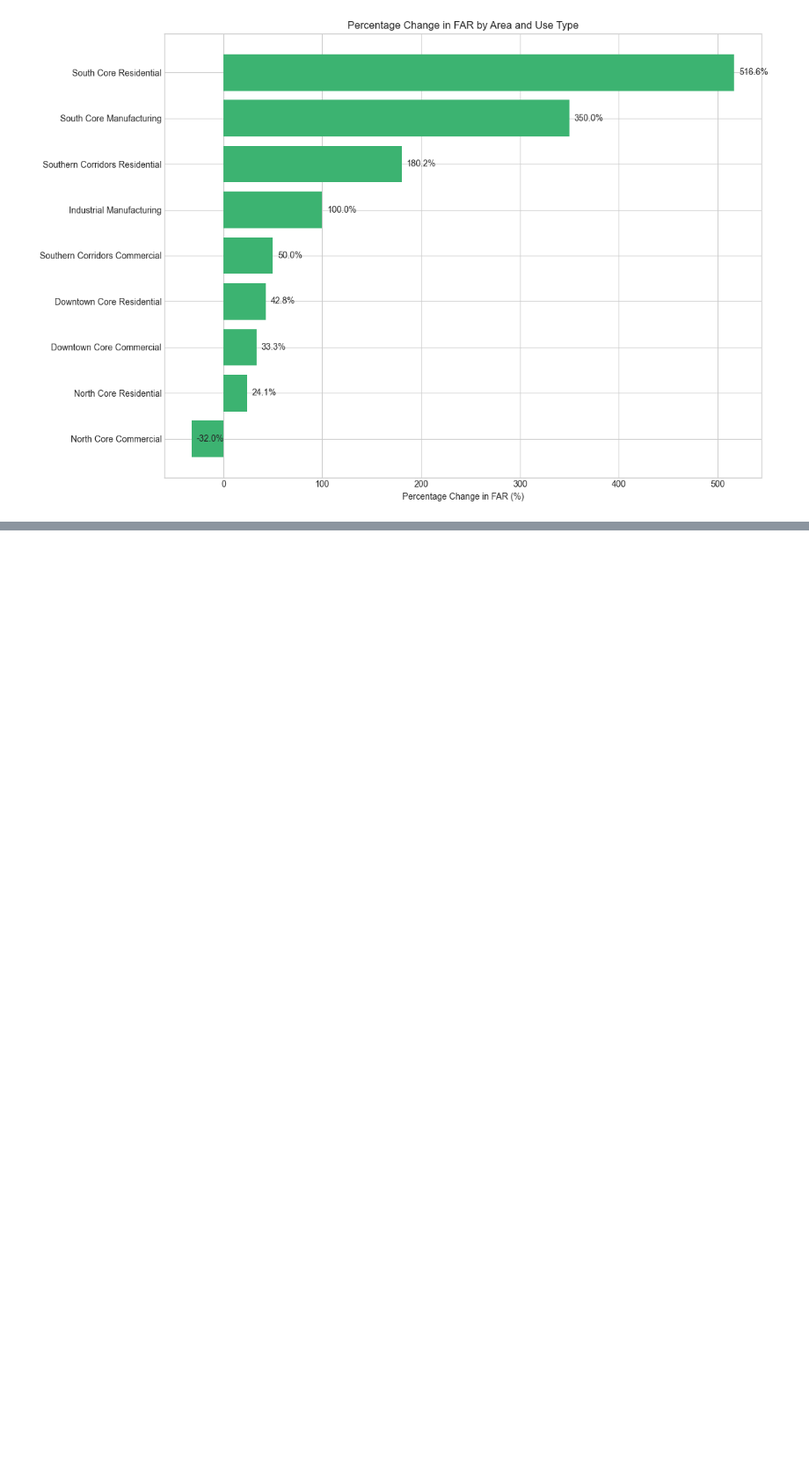
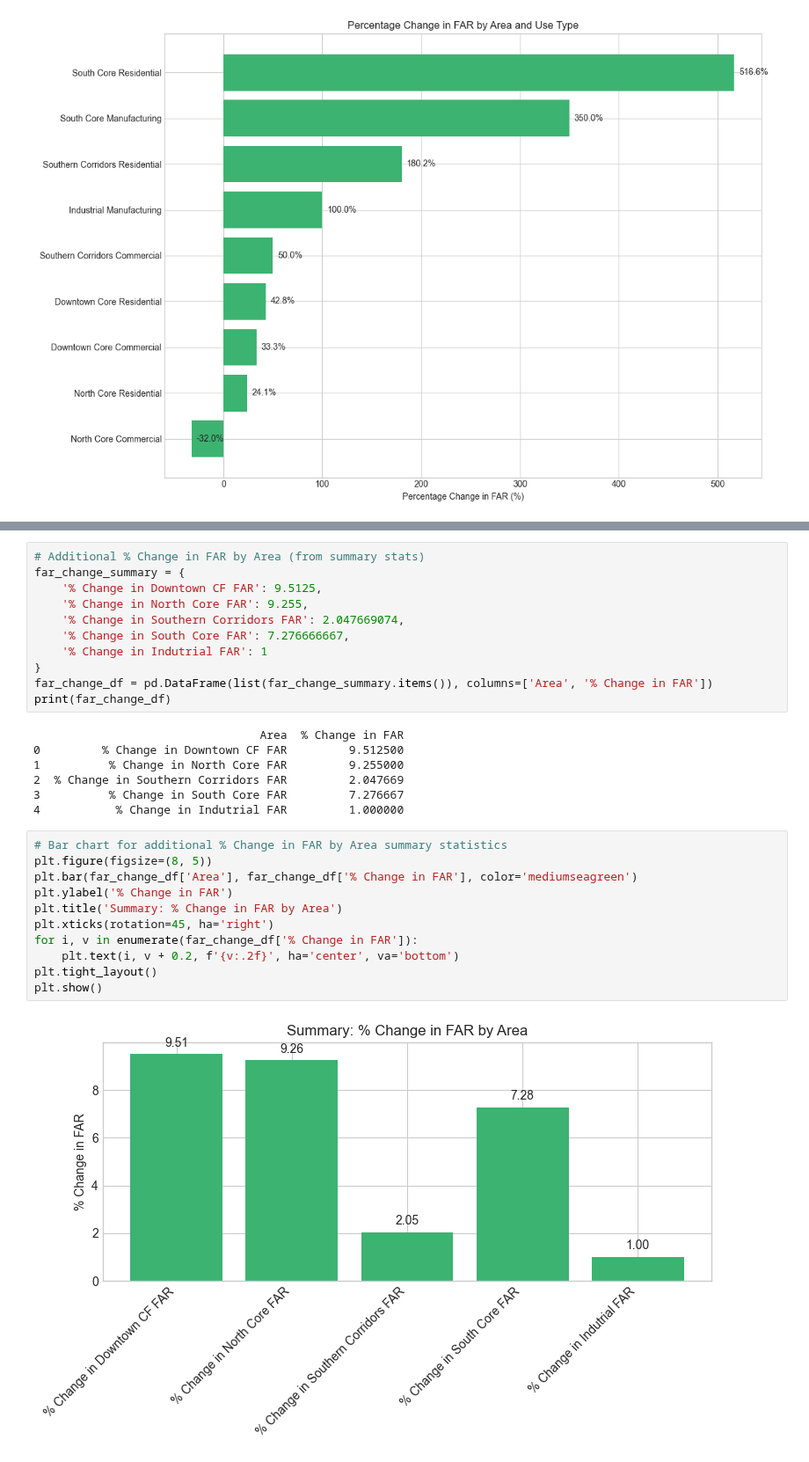
Before and after one commit to supernovaaa2024/RealEstateValuation, a Jupyter notebook: Jamaica_FAR.ipynb, the cells around one changed output, grey strips where cells are left out. Shown at 88% size. Cells and saved outputs as stored; diff of their text form; blank space fills up the shorter version.

```diff
--- a/Jamaica_FAR.ipynb
+++ b/Jamaica_FAR.ipynb
@@ -62,0 +82,31 @@ plt.savefig('percentage_far_changes.png')
+# %%
+# Additional % Change in FAR by Area (from summary stats)
+far_change_summary = {
+    '% Change in Downtown CF FAR': 9.5125,
+    '% Change in North Core FAR': 9.255,
+    '% Change in Southern Corridors FAR': 2.047669074,
+    '% Change in South Core FAR': 7.276666667,
+    '% Change in Indutrial FAR': 1
+}
+far_change_df = pd.DataFrame(list(far_change_summary.items()), columns=['Area', '% Change in FAR'])
+print(far_change_df)
+# %% [output]
+                                 Area  % Change in FAR
+0         % Change in Downtown CF FAR         9.512500
+1          % Change in North Core FAR         9.255000
+2  % Change in Southern Corridors FAR         2.047669
+3          % Change in South Core FAR         7.276667
+4           % Change in Indutrial FAR         1.000000
+# %%
+# Bar chart for additional % Change in FAR by Area summary statistics
+plt.figure(figsize=(8, 5))
+plt.bar(far_change_df['Area'], far_change_df['% Change in FAR'], color='mediumseagreen')
+plt.ylabel('% Change in FAR')
+plt.title('Summary: % Change in FAR by Area')
+plt.xticks(rotation=45, ha='right')
+for i, v in enumerate(far_change_df['% Change in FAR']):
+    plt.text(i, v + 0.2, f'{v:.2f}', ha='center', va='bottom')
+plt.tight_layout()
+plt.show()
+# %% [output]
+[figure, added]
```
Also changed, not shown: parts of 1 cell of this notebook.
